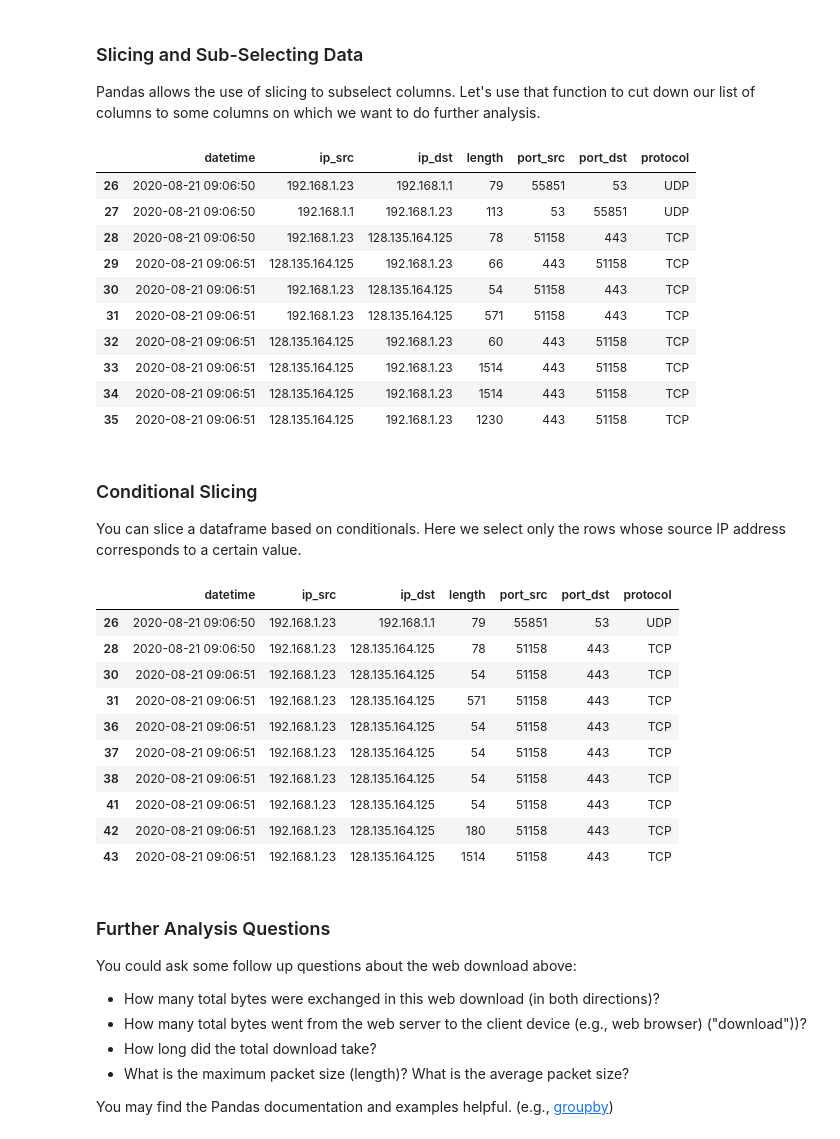
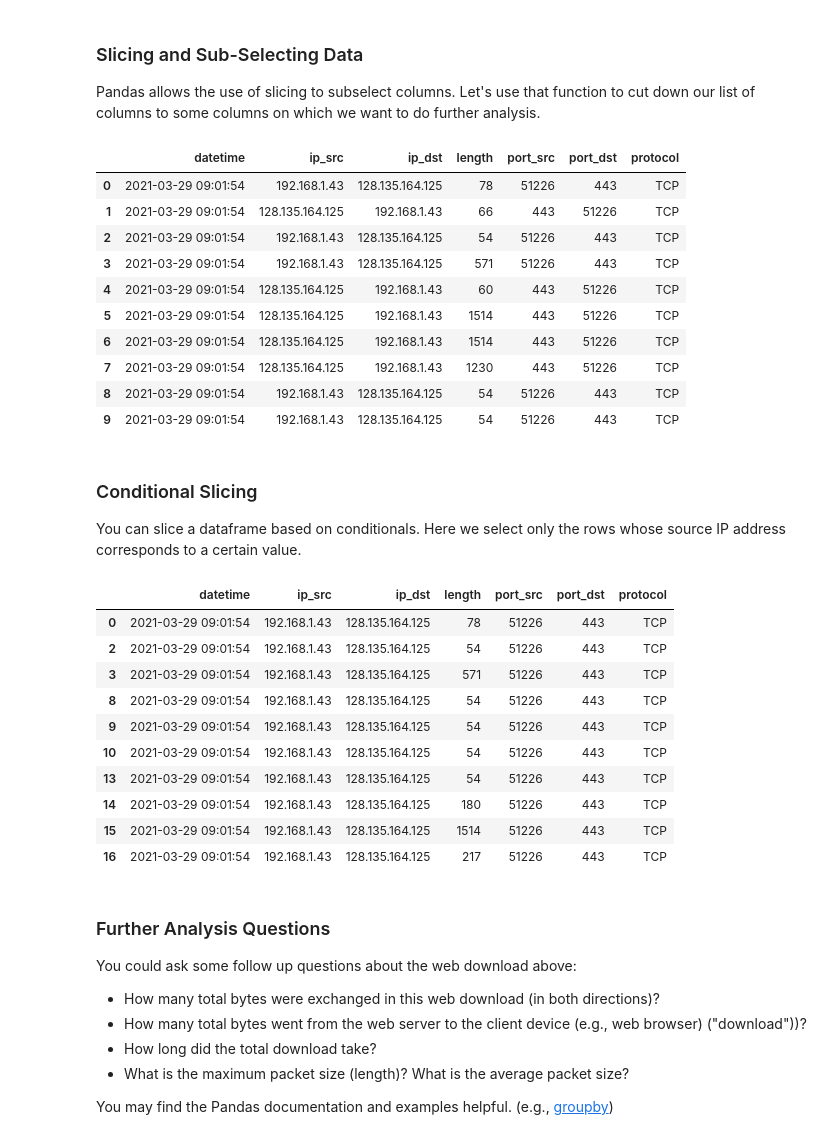
Before and after one commit to noise-lab/ML-Cybersecurity, a Jupyter notebook: module-2/notebooks/2.1-Packet Capture Analysis.ipynb, the cells around one changed output. Drawn from its saved outputs; the diff is of its cells as text; code cells hidden in the pictures.

```diff
--- a/module-2/notebooks/2.1-Packet Capture Analysis.ipynb
+++ b/module-2/notebooks/2.1-Packet Capture Analysis.ipynb
@@ -40,11 +40,9 @@ from parse_pcap import pcap_to_pandas, send_rates
 
 # Insert your own packet capture here.
 
-#pcap = pcap_to_pandas('../pcaps/uchicagocs-web-20200714.pcap')
-pcap = pcap_to_pandas('../pcaps/uchicagocs-web-20200821.pcap')
+pcap = pcap_to_pandas('../pcaps/uchicagocs-web-20210329.pcap')
 
 # look at the first n rows of the packet capture
-pcap = pcap.loc[26:,:]
 pcap.head(10)
 # %% [output]
 |  | datetime | dns_query | dns_resp | ip_dst | ip_dst_int | ip_src | ip_src_int | is_dns | length | mac_dst | ... |
@@ -84,34 +82,34 @@ pcap = pcap.loc[:,['datetime','ip_src','ip_dst',
 pcap.head(10)
 # %% [output]
 |  | datetime | ip_src | ip_dst | length | port_src | port_dst | protocol |
-| 26 | 2020-08-21 09:06:50 | 192.168.1.23 | 192.168.1.1 | 79 | 55851 | 53 | UDP |
-| 27 | 2020-08-21 09:06:50 | 192.168.1.1 | 192.168.1.23 | 113 | 53 | 55851 | UDP |
-| 28 | 2020-08-21 09:06:50 | 192.168.1.23 | 128.135.164.125 | 78 | 51158 | 443 | TCP |
-| 29 | 2020-08-21 09:06:51 | 128.135.164.125 | 192.168.1.23 | 66 | 443 | 51158 | TCP |
-| 30 | 2020-08-21 09:06:51 | 192.168.1.23 | 128.135.164.125 | 54 | 51158 | 443 | TCP |
-| 31 | 2020-08-21 09:06:51 | 192.168.1.23 | 128.135.164.125 | 571 | 51158 | 443 | TCP |
-| 32 | 2020-08-21 09:06:51 | 128.135.164.125 | 192.168.1.23 | 60 | 443 | 51158 | TCP |
-| 33 | 2020-08-21 09:06:51 | 128.135.164.125 | 192.168.1.23 | 1514 | 443 | 51158 | TCP |
-| 34 | 2020-08-21 09:06:51 | 128.135.164.125 | 192.168.1.23 | 1514 | 443 | 51158 | TCP |
-| 35 | 2020-08-21 09:06:51 | 128.135.164.125 | 192.168.1.23 | 1230 | 443 | 51158 | TCP |
+| 0 | 2021-03-29 09:01:54 | 192.168.1.43 | 128.135.164.125 | 78 | 51226 | 443 | TCP |
+| 1 | 2021-03-29 09:01:54 | 128.135.164.125 | 192.168.1.43 | 66 | 443 | 51226 | TCP |
+| 2 | 2021-03-29 09:01:54 | 192.168.1.43 | 128.135.164.125 | 54 | 51226 | 443 | TCP |
+| 3 | 2021-03-29 09:01:54 | 192.168.1.43 | 128.135.164.125 | 571 | 51226 | 443 | TCP |
+| 4 | 2021-03-29 09:01:54 | 128.135.164.125 | 192.168.1.43 | 60 | 443 | 51226 | TCP |
+| 5 | 2021-03-29 09:01:54 | 128.135.164.125 | 192.168.1.43 | 1514 | 443 | 51226 | TCP |
+| 6 | 2021-03-29 09:01:54 | 128.135.164.125 | 192.168.1.43 | 1514 | 443 | 51226 | TCP |
+| 7 | 2021-03-29 09:01:54 | 128.135.164.125 | 192.168.1.43 | 1230 | 443 | 51226 | TCP |
+| 8 | 2021-03-29 09:01:54 | 192.168.1.43 | 128.135.164.125 | 54 | 51226 | 443 | TCP |
+| 9 | 2021-03-29 09:01:54 | 192.168.1.43 | 128.135.164.125 | 54 | 51226 | 443 | TCP |
 # %% [markdown]
 ### Conditional Slicing
 
 You can slice a dataframe based on conditionals.  Here we select only the rows whose source IP address corresponds to a certain value.
 # %%
-pcap[pcap['ip_src'] == '192.168.1.23'].head(10)
+pcap[pcap['ip_src'] == '192.168.1.43'].head(10)
 # %% [output]
 |  | datetime | ip_src | ip_dst | length | port_src | port_dst | protocol |
-| 26 | 2020-08-21 09:06:50 | 192.168.1.23 | 192.168.1.1 | 79 | 55851 | 53 | UDP |
-| 28 | 2020-08-21 09:06:50 | 192.168.1.23 | 128.135.164.125 | 78 | 51158 | 443 | TCP |
-| 30 | 2020-08-21 09:06:51 | 192.168.1.23 | 128.135.164.125 | 54 | 51158 | 443 | TCP |
-| 31 | 2020-08-21 09:06:51 | 192.168.1.23 | 128.135.164.125 | 571 | 51158 | 443 | TCP |
-| 36 | 2020-08-21 09:06:51 | 192.168.1.23 | 128.135.164.125 | 54 | 51158 | 443 | TCP |
-| 37 | 2020-08-21 09:06:51 | 192.168.1.23 | 128.135.164.125 | 54 | 51158 | 443 | TCP |
-| 38 | 2020-08-21 09:06:51 | 192.168.1.23 | 128.135.164.125 | 54 | 51158 | 443 | TCP |
-| 41 | 2020-08-21 09:06:51 | 192.168.1.23 | 128.135.164.125 | 54 | 51158 | 443 | TCP |
-| 42 | 2020-08-21 09:06:51 | 192.168.1.23 | 128.135.164.125 | 180 | 51158 | 443 | TCP |
-| 43 | 2020-08-21 09:06:51 | 192.168.1.23 | 128.135.164.125 | 1514 | 51158 | 443 | TCP |
+| 0 | 2021-03-29 09:01:54 | 192.168.1.43 | 128.135.164.125 | 78 | 51226 | 443 | TCP |
+| 2 | 2021-03-29 09:01:54 | 192.168.1.43 | 128.135.164.125 | 54 | 51226 | 443 | TCP |
+| 3 | 2021-03-29 09:01:54 | 192.168.1.43 | 128.135.164.125 | 571 | 51226 | 443 | TCP |
+| 8 | 2021-03-29 09:01:54 | 192.168.1.43 | 128.135.164.125 | 54 | 51226 | 443 | TCP |
+| 9 | 2021-03-29 09:01:54 | 192.168.1.43 | 128.135.164.125 | 54 | 51226 | 443 | TCP |
+| 10 | 2021-03-29 09:01:54 | 192.168.1.43 | 128.135.164.125 | 54 | 51226 | 443 | TCP |
+| 13 | 2021-03-29 09:01:54 | 192.168.1.43 | 128.135.164.125 | 54 | 51226 | 443 | TCP |
+| 14 | 2021-03-29 09:01:54 | 192.168.1.43 | 128.135.164.125 | 180 | 51226 | 443 | TCP |
+| 15 | 2021-03-29 09:01:54 | 192.168.1.43 | 128.135.164.125 | 1514 | 51226 | 443 | TCP |
+| 16 | 2021-03-29 09:01:54 | 192.168.1.43 | 128.135.164.125 | 217 | 51226 | 443 | TCP |
 # %% [markdown]
 ### Further Analysis Questions
 
```
Also changed, not shown: parts of 8 cells of this notebook, 3 other files.
